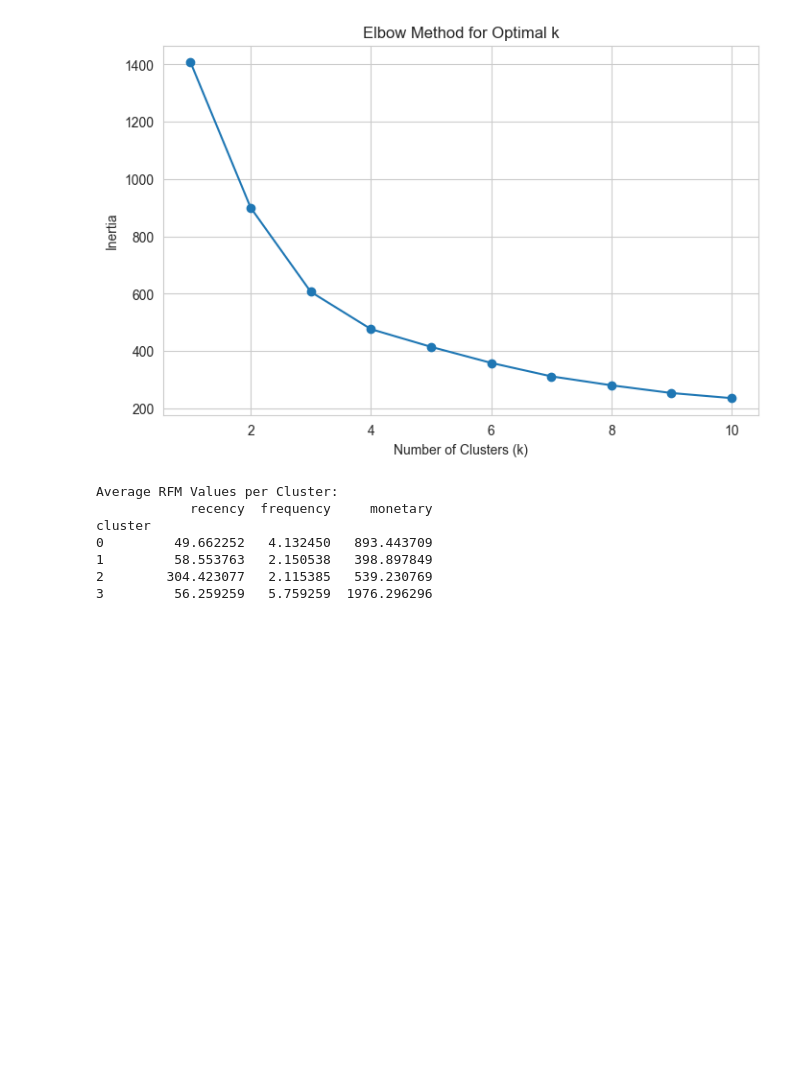
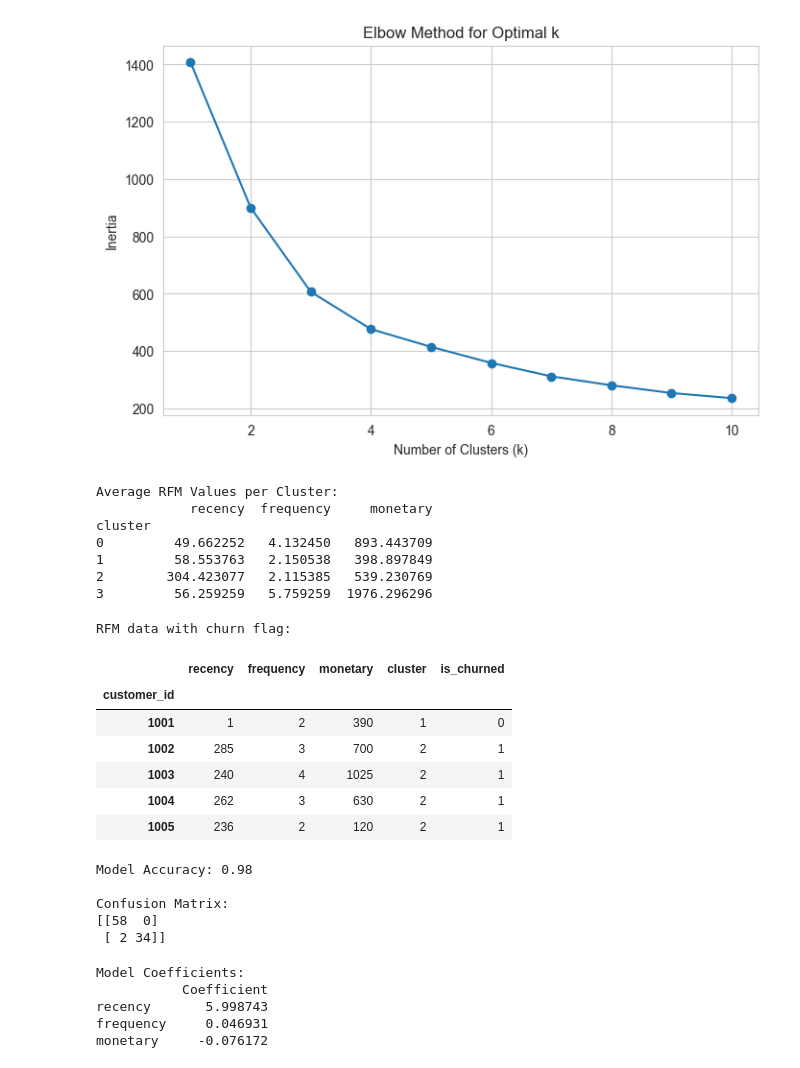
Before and after one commit to mansimakhare/dudhganga_dairy_analytics-, a Jupyter notebook: dudhganga-dairy-analysis.ipynb, the cells around one changed output. Drawn from its saved outputs; the diff is of its cells as text; code cells hidden in the pictures; blank space fills up the shorter version.

Commit message:
feat: Implement churn prediction model using Logistic Regression

```diff
--- a/dudhganga-dairy-analysis.ipynb
+++ b/dudhganga-dairy-analysis.ipynb
@@ -335,0 +341,20 @@ cluster
+# %%
+# Let's define churn. A common way is to pick a recency threshold.
+# For example, let's say any customer who hasn't bought in 90 days is considered "churned".
+recency_threshold = 90
+
+# Create our target variable 'is_churned'
+# 1 if churned, 0 if not churned
+customer_rfm['is_churned'] = customer_rfm['recency'].apply(lambda x: 1 if x > recency_threshold else 0)
+
+print("RFM data with churn flag:")
+customer_rfm.head()
+# %% [output]
+RFM data with churn flag:
+|  | recency | frequency | monetary | cluster | is_churned |
+| customer_id |  |  |  |  |  |
+| 1001 | 1 | 2 | 390 | 1 | 0 |
+| 1002 | 285 | 3 | 700 | 2 | 1 |
+| 1003 | 240 | 4 | 1025 | 2 | 1 |
+| 1004 | 262 | 3 | 630 | 2 | 1 |
+| 1005 | 236 | 2 | 120 | 2 | 1 |
@@ -335,0 +377,36 @@ cluster
+# %%
+from sklearn.linear_model import LogisticRegression
+from sklearn.metrics import accuracy_score, confusion_matrix
+
+# Initialize and train the model
+model = LogisticRegression(random_state=42)
+model.fit(X_train_scaled, y_train)
+
+# Make predictions on the test set
+y_pred = model.predict(X_test_scaled)
+
+# Evaluate the model's performance
+accuracy = accuracy_score(y_test, y_pred)
+conf_matrix = confusion_matrix(y_test, y_pred)
+
+print(f"Model Accuracy: {accuracy:.2f}")
+print("\nConfusion Matrix:")
+print(conf_matrix)
+# %% [output]
+Model Accuracy: 0.98
+
+Confusion Matrix:
+[[58  0]
+ [ 2 34]]
+# %%
+# Get the model's coefficients
+coefficients = pd.DataFrame(model.coef_[0], index=X.columns, columns=['Coefficient'])
+
+print("\nModel Coefficients:")
+print(coefficients.sort_values('Coefficient', ascending=False))
+# %% [output]
+Model Coefficients:
+           Coefficient
+recency       5.998743
+frequency     0.046931
+monetary     -0.076172
```
Also changed, not shown: parts of 4 cells of this notebook.
